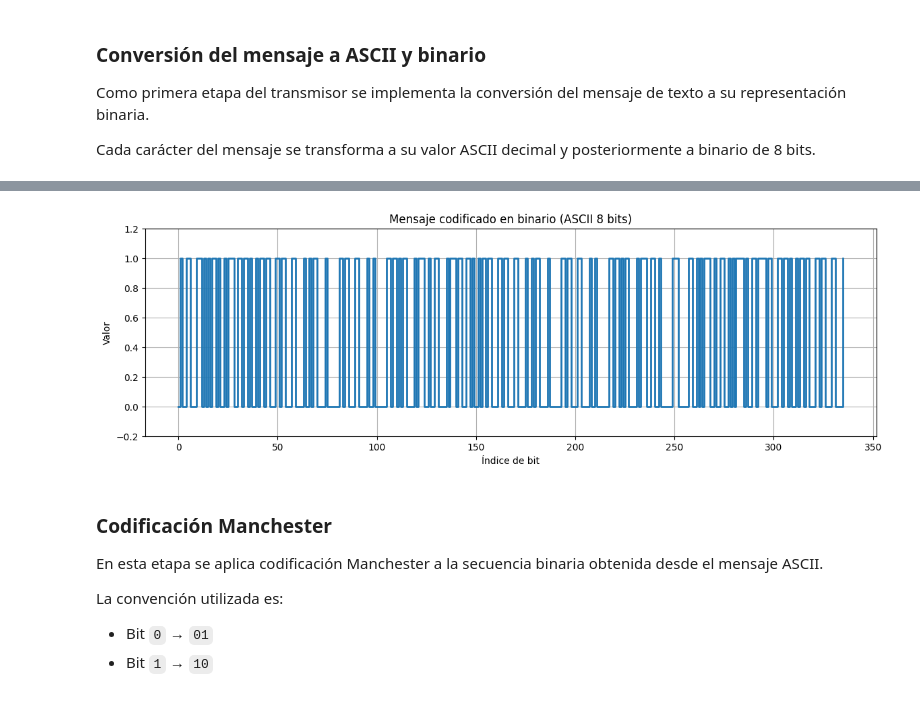
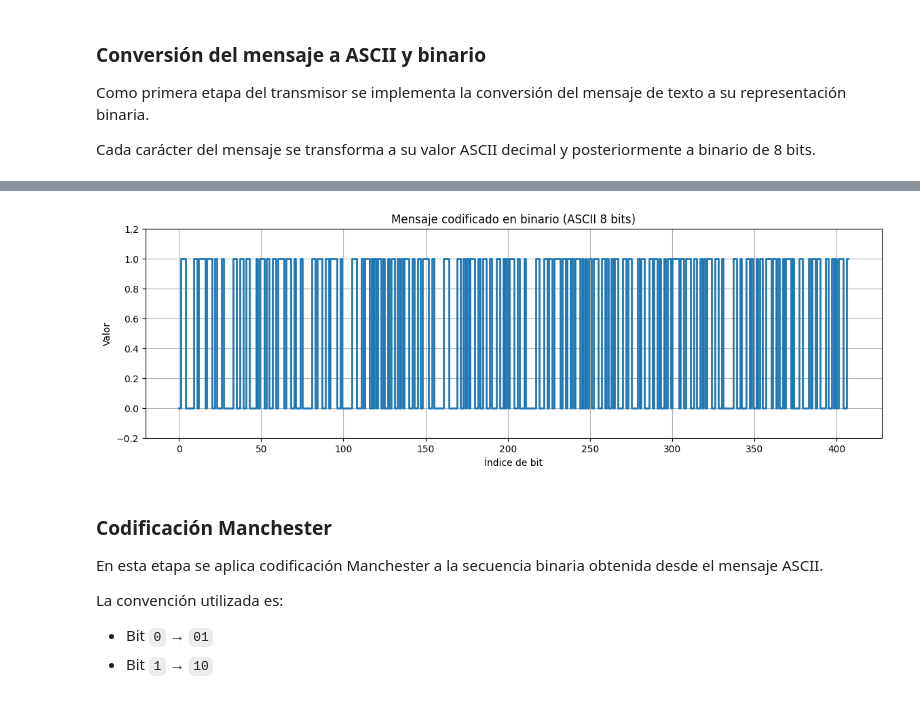
Before and after one commit to Daniel50726/Proyecto_Final_Comunicaciones_Digitales, a Jupyter notebook: sample.ipynb, the cells around one changed output, grey strips where cells are left out. Saved outputs shown, nothing was run; the diff lists cells and outputs as text; code cells hidden in the pictures.

```diff
--- a/sample.ipynb
+++ b/sample.ipynb
@@ -61,7 +64,7 @@ import cv2
 import numpy as np
 import matplotlib.pyplot as plt
 # %%
-mensaje = "Luisilla, la maravilla, la mas perezocilla"
+mensaje = "por favor no quiero perder comunicaciones digitales"
 
 print("Mensaje original:")
 print(mensaje)
@@ -111,4 +114,4 @@ Secuencia binaria total:
-[figure, old version]
+[figure, new version]
 # %% [markdown]
 ### Codificación Manchester
 
```
Also changed, not shown: parts of 50 cells of this notebook.
